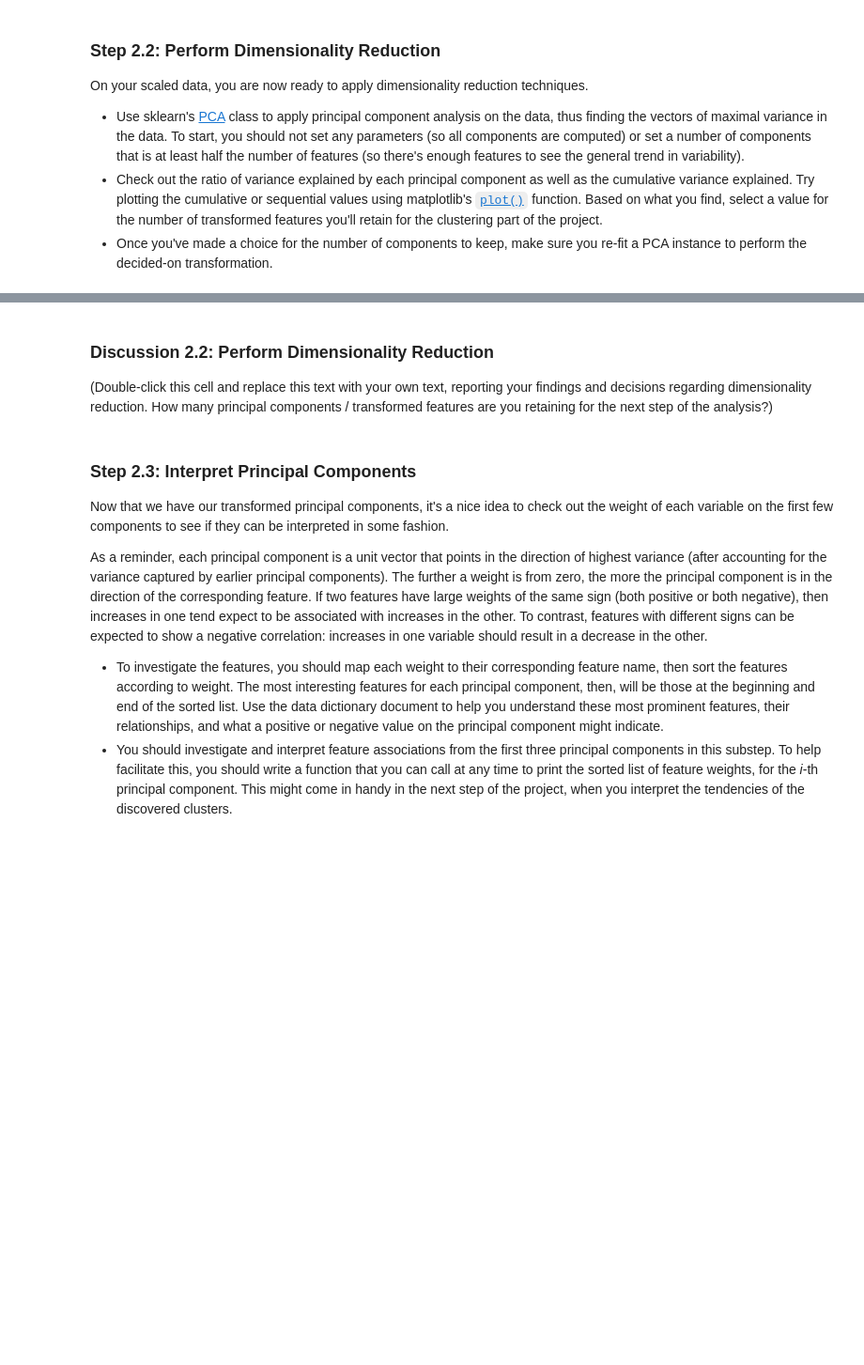
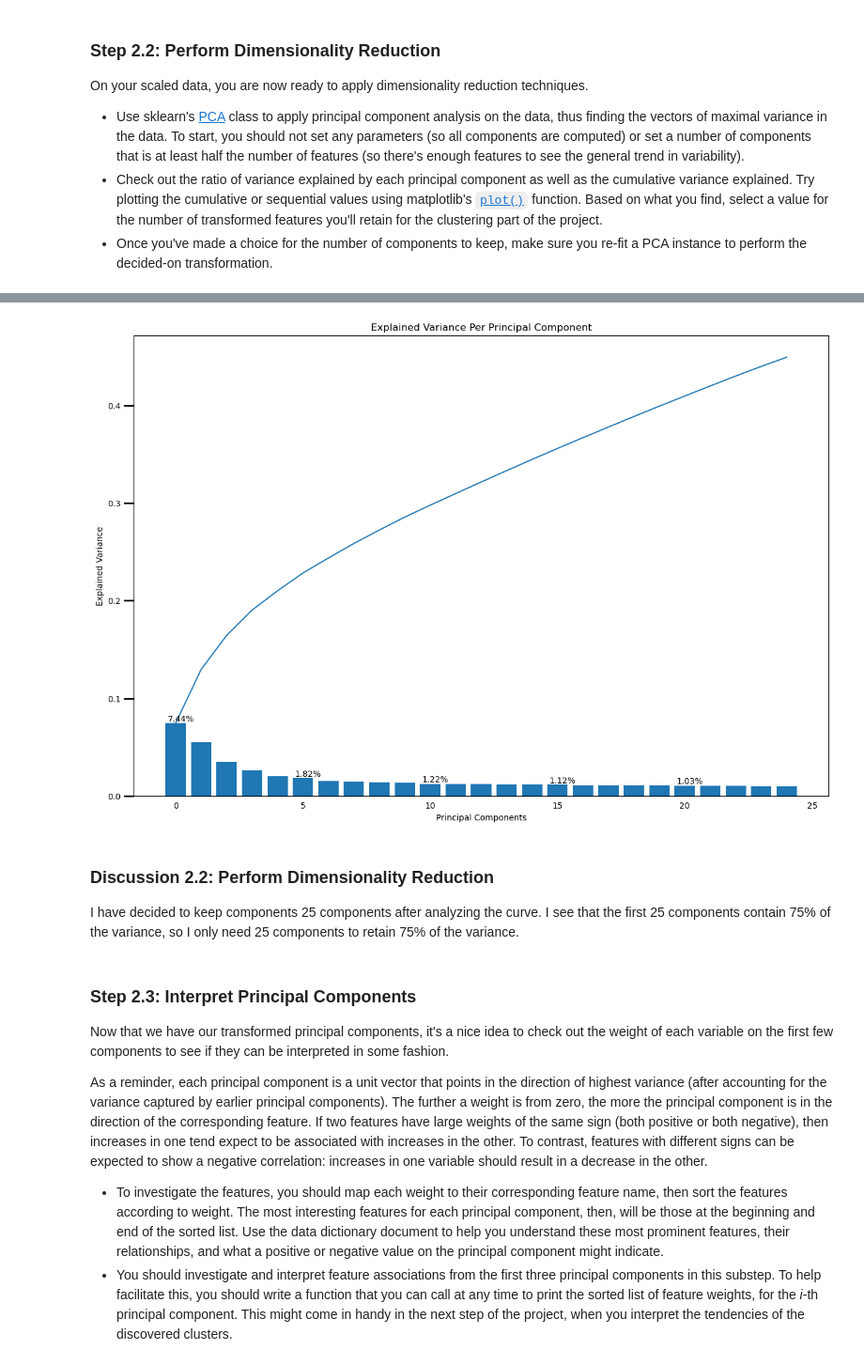
Before and after one commit to darinjswilliams/CustomerSegmentsArvato, a Jupyter notebook: Identify_Customer_Segments.ipynb, the cells around one changed output, grey strips where cells are left out. Shown at 94% size. Drawn from its saved outputs; the diff is of its cells as text; code cells hidden in the pictures; blank space fills up the shorter version.

Commit message:
update files into more modules still need to clean up

```diff
--- a/Identify_Customer_Segments.ipynb
+++ b/Identify_Customer_Segments.ipynb
@@ -465,7 +469,7 @@ plt.show()
 [figure]
 # %%
 #split the dataset
-rows_gt_20_subset, rows_lt_20_subset = split_dataset(azdias_demogrh_copy_df)
+rows_gt_20_subset, rows_lt_20_subset = split_dataset(azdias_demogrh_copy_df,row_missing_azdias_summary_df)
 # %%
 #Subset greater than 20
 rows_gt_20_subset.shape
@@ -1132,9 +1191,14 @@ On your scaled data, you are now ready to apply dimensionality reduction techniq
 # %%
-# Re-apply PCA to the data while selecting for number of components to retain.
+# Re-apply PCA to the data while selecting for number of components to retain
+#40 components to keep
+pca = PCA(n_components=25)
+rows_reduce_pca = pca.fit_transform(rows_lt_20_subset)
+scree_plot(pca)
+# %% [output]
+[figure, added]
-# %% [markdown]
-### Discussion 2.2: Perform Dimensionality Reduction
-
-(Double-click this cell and replace this text with your own text, reporting your findings and decisions regarding dimensionality reduction. How many principal components / transformed features are you retaining for the next step of the analysis?)
+# %% [markdown]
+### Discussion 2.2: Perform Dimensionality Reduction
+I have decided to keep components 25 components after analyzing the curve. I see that the first 25 components contain 75% of the variance, so I only need 25 components to retain 75% of the  variance.
 # %% [markdown]
 ### Step 2.3: Interpret Principal Components
 
```
Also changed, not shown: parts of 25 cells of this notebook, 2 other files.
